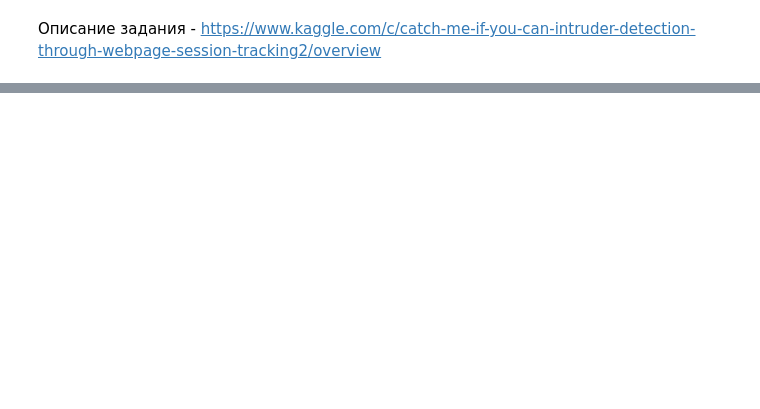
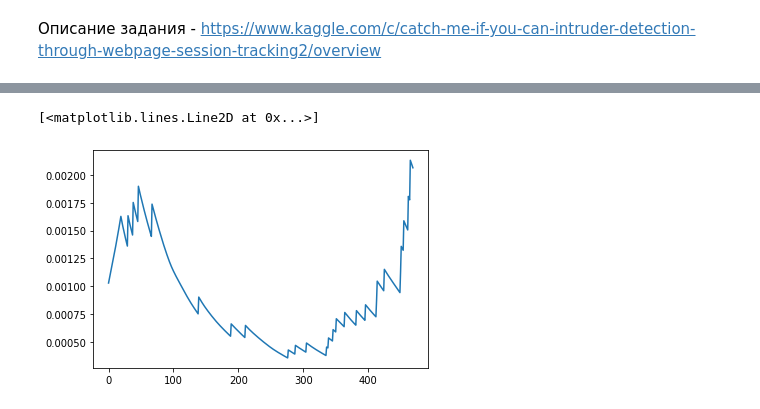
Before and after one commit to Alexey1998-ml/Kaggle-competition, a Jupyter notebook: catch_me.ipynb, the cells around one changed output, grey strips where cells are left out. Cells and saved outputs as stored; diff of their text form; code cells hidden in the pictures; blank space fills up the shorter version.

```diff
--- a/catch_me.ipynb
+++ b/catch_me.ipynb
@@ -565,0 +577,5 @@ val 0.9560682802912581
+# %%
+plt.plot(lr)
+# %% [output]
+[<matplotlib.lines.Line2D at 0x...>]
+[figure, added]
```
Also changed, not shown: parts of 13 cells of this notebook.
